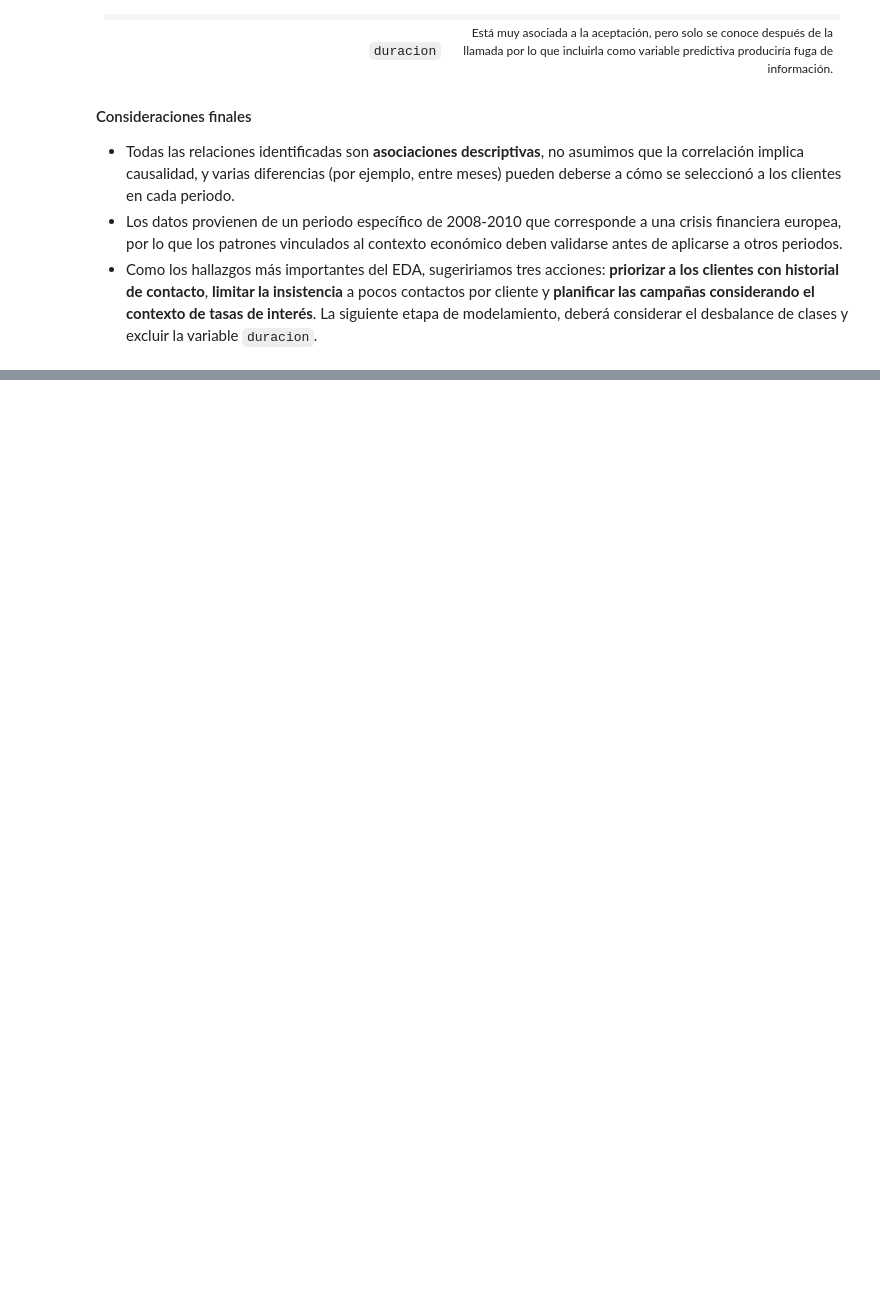
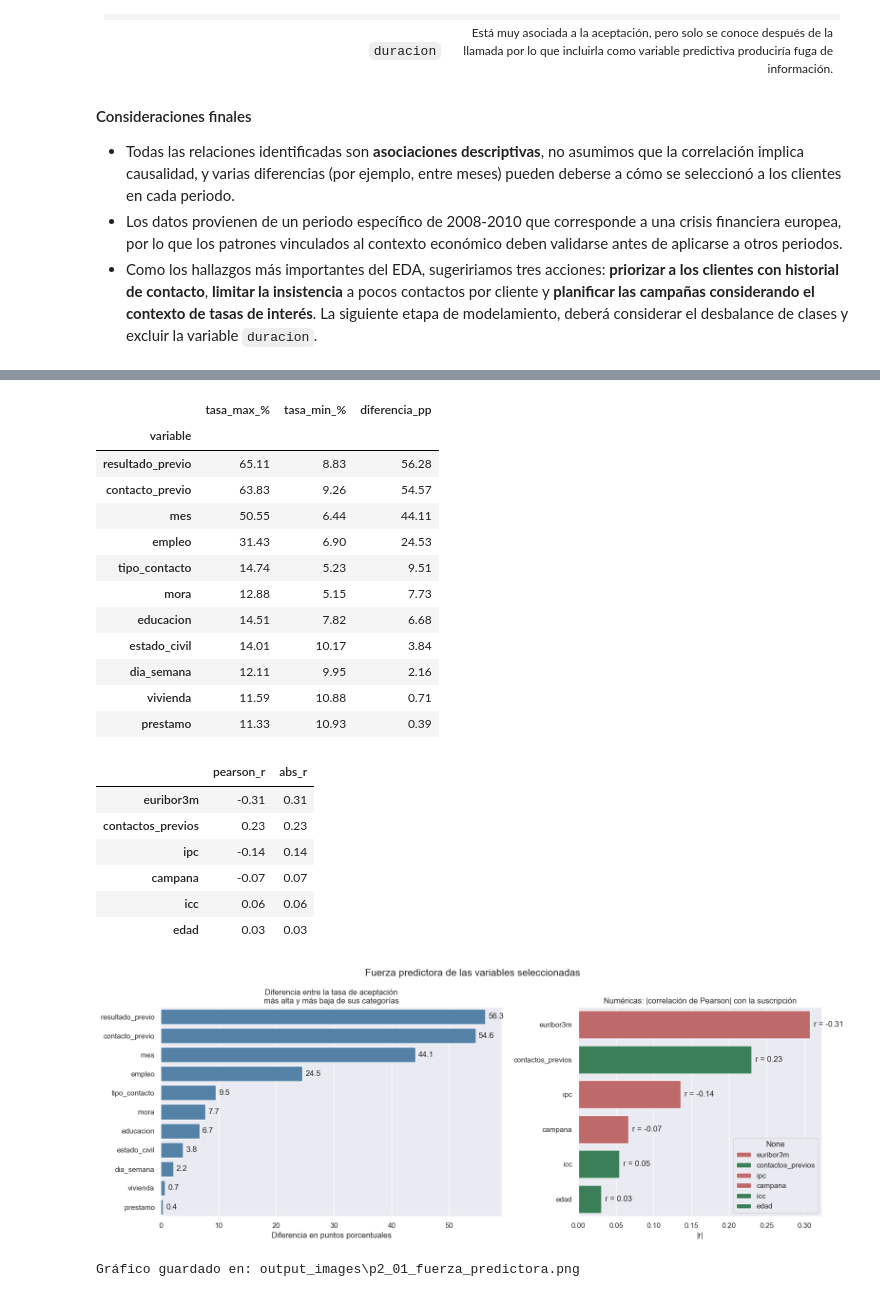
Before and after one commit to Lavacacharles/Predicting-Acceptance-in-Banking-Telemarketing-, a Jupyter notebook: code/proyecto_analisis_bancario.ipynb, the cells around one changed output, grey strips where cells are left out. Drawn from its saved outputs; the diff is of its cells as text; code cells hidden in the pictures; blank space fills up the shorter version.

```diff
--- a/code/proyecto_analisis_bancario.ipynb
+++ b/code/proyecto_analisis_bancario.ipynb
@@ -1868,0 +1485,5 @@ weighted avg       0.89      0.88      0.88      8236
+# %%
+import pandas as pd
+from pathlib import Path
+RUTA_DATASET_CURADO = str(Path(RUTA_DATOS).parent / 'bank_calls_description_processed.csv')
+df=pd.read_csv(RUTA_DATASET_CURADO)
@@ -1868,0 +1528,63 @@ weighted avg       0.89      0.88      0.88      8236
+# %%
+filas_fuerza = []
+for col in variables_categoricas_modelo:
+    conteos = X_original[col].value_counts()
+    categorias_validas = conteos[conteos >= 100].index
+    tasas = 100 * pd.crosstab(X_original[col], y, normalize="index")[1]
+    tasas = tasas.loc[tasas.index.isin(categorias_validas)]
+    filas_fuerza.append({"variable": col, "tasa_max_%": tasas.max(), "tasa_min_%": tasas.min(),
+                         "diferencia_pp": tasas.max() - tasas.min()})
+fuerza_categoricas = pd.DataFrame(filas_fuerza).set_index("variable").sort_values("diferencia_pp", ascending=False)
+
+fuerza_numericas = pd.DataFrame({
+    "pearson_r": [X_original[col].corr(y) for col in variables_numericas_modelo]
+}, index=variables_numericas_modelo)
+fuerza_numericas["abs_r"] = fuerza_numericas["pearson_r"].abs()
+fuerza_numericas = fuerza_numericas.sort_values("abs_r", ascending=False)
+
+
+display(fuerza_categoricas.round(2))
+display(fuerza_numericas.round(3))
+
+fig, ejes = plt.subplots(1, 2, figsize=(16, 6), gridspec_kw={"width_ratios": [1.4, 1]})
+sns.barplot(x=fuerza_categoricas["diferencia_pp"], y=fuerza_categoricas.index, color="steelblue", ax=ejes[0])
+ejes[0].set_title("Diferencia entre la tasa de aceptación\nmás alta y más baja de sus categorías")
+ejes[0].set_xlabel("Diferencia en puntos porcentuales")
+ejes[0].set_ylabel("")
+for i, valor in enumerate(fuerza_categoricas["diferencia_pp"]):
+    ejes[0].text(valor + 0.5, i, f"{valor:.1f}", va="center")
+
+# \n(rojo = relación negativa, verde = positiva)
+colores = ["indianred" if r < 0 else "seagreen" for r in fuerza_numericas["pearson_r"]]
+sns.barplot(x=fuerza_numericas["abs_r"], y=fuerza_numericas.index, palette=colores,
+            hue=fuerza_numericas.index, legend=True, ax=ejes[1])
+ejes[1].set_title("Numéricas: |correlación de Pearson| con la suscripción")
+ejes[1].set_xlabel("|r|")
+ejes[1].set_ylabel("")
+for i, (valor, r) in enumerate(zip(fuerza_numericas["abs_r"], fuerza_numericas["pearson_r"])):
+    ejes[1].text(valor + 0.005, i, f"r = {r:.2f}", va="center")
+plt.suptitle("Fuerza predictora de las variables seleccionadas", fontsize=15)
+guardar_figura("p2_01_fuerza_predictora.png")
+# %% [output]
+|  | tasa_max_% | tasa_min_% | diferencia_pp |
+| variable |  |  |  |
+| resultado_previo | 65.11 | 8.83 | 56.28 |
+| contacto_previo | 63.83 | 9.26 | 54.57 |
+| mes | 50.55 | 6.44 | 44.11 |
+| empleo | 31.43 | 6.90 | 24.53 |
+| tipo_contacto | 14.74 | 5.23 | 9.51 |
+| mora | 12.88 | 5.15 | 7.73 |
+| educacion | 14.51 | 7.82 | 6.68 |
+| estado_civil | 14.01 | 10.17 | 3.84 |
+| dia_semana | 12.11 | 9.95 | 2.16 |
+| vivienda | 11.59 | 10.88 | 0.71 |
+| prestamo | 11.33 | 10.93 | 0.39 |
+|  | pearson_r | abs_r |
+| euribor3m | -0.31 | 0.31 |
+| contactos_previos | 0.23 | 0.23 |
+| ipc | -0.14 | 0.14 |
+| campana | -0.07 | 0.07 |
+| icc | 0.06 | 0.06 |
+| edad | 0.03 | 0.03 |
+[figure, added]
+Gráfico guardado en: output_images\p2_01_fuerza_predictora.png
```
Also changed, not shown: parts of 80 cells of this notebook, 42 other files.
